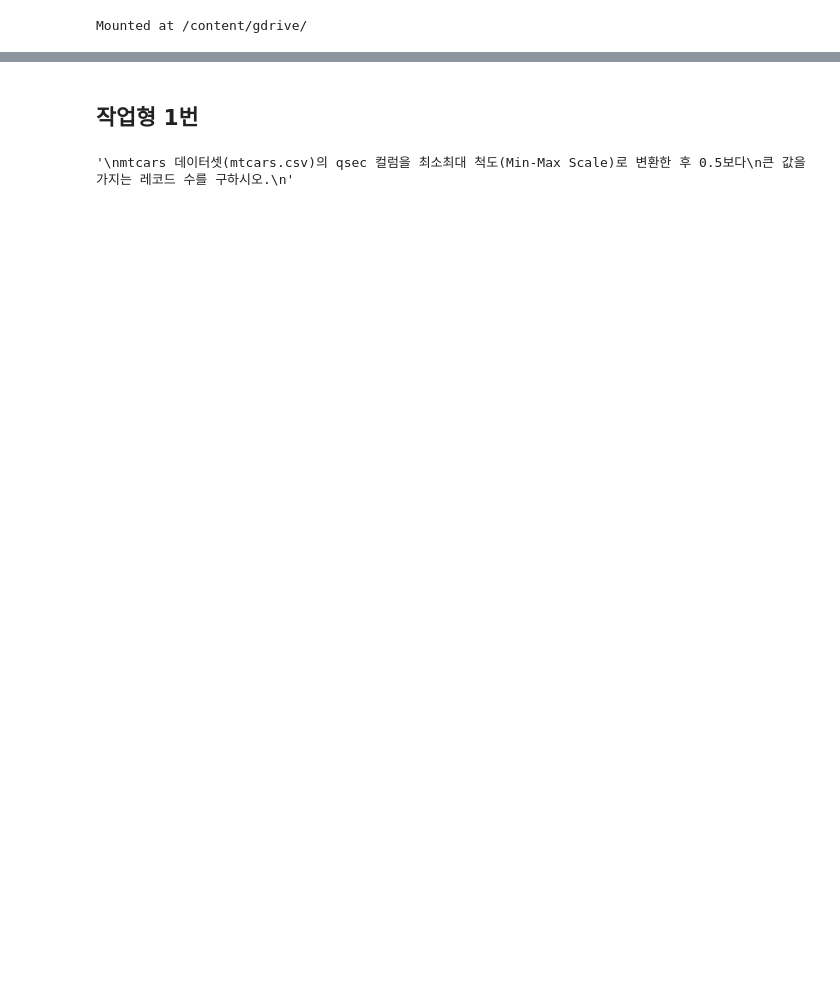
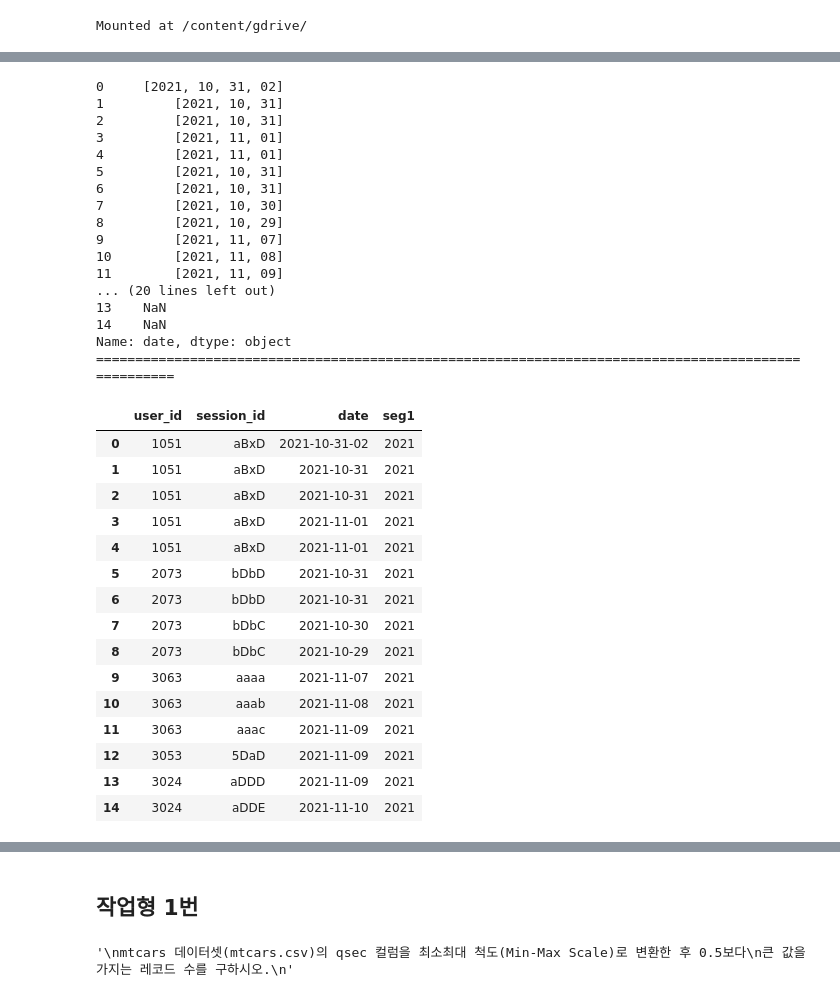
Before and after one commit to tkasod2/TIL, a Jupyter notebook: 빅분기_준비용_흐름파일2.ipynb, the cells around one changed output, grey strips where cells are left out. Cells and saved outputs as stored; diff of their text form; code cells hidden in the pictures; blank space fills up the shorter version.

```diff
--- a/빅분기_준비용_흐름파일2.ipynb
+++ b/빅분기_준비용_흐름파일2.ipynb
@@ -14,0 +22,60 @@ Mounted at /content/gdrive/
+# %%
+import pandas as pd
+# Data
+
+a = [1051,1051,1051,1051,1051,2073,2073,2073,2073,3063,3063,3063,3053,3024,3024]
+b = ('aBxD','aBxD','aBxD','aBxD','aBxD','bDbD','bDbD','bDbC','bDbC','aaaa','aaab','aaac', '5DaD','aDDD','aDDE')
+c = ('2021-10-31-02','2021-10-31','2021-10-31','2021-11-01','2021-11-01','2021-10-31','2021-10-31','2021-10-30', '2021-10-29','2021-11-07','2021-11-08','2021-11-09','2021-11-09','2021-11-09','2021-11-10')
+user_data = pd.DataFrame({"user_id":a, "session_id":b, "date": c})
+
+
+# 구분자 기준으로 문자 자르기 방법
+
+temp = user_data['date'].str.strip().str.split("-")
+print(temp)
+print("="*100)
+
+print("="*100)
+
+print("="*100)
+
+print(temp.str[3])
+
+print("="*100)
+user_data['seg1'] = temp.str[0]
+
+user_data
+# %% [output]
+0     [2021, 10, 31, 02]
+1         [2021, 10, 31]
+2         [2021, 10, 31]
+3         [2021, 11, 01]
+4         [2021, 11, 01]
+5         [2021, 10, 31]
+6         [2021, 10, 31]
+7         [2021, 10, 30]
+8         [2021, 10, 29]
+9         [2021, 11, 07]
+10        [2021, 11, 08]
+11        [2021, 11, 09]
+... (20 lines left out)
+13    NaN
+14    NaN
+Name: date, dtype: object
+====================================================================================================
+|  | user_id | session_id | date | seg1 |
+| 0 | 1051 | aBxD | 2021-10-31-02 | 2021 |
+| 1 | 1051 | aBxD | 2021-10-31 | 2021 |
+| 2 | 1051 | aBxD | 2021-10-31 | 2021 |
+| 3 | 1051 | aBxD | 2021-11-01 | 2021 |
+| 4 | 1051 | aBxD | 2021-11-01 | 2021 |
+| 5 | 2073 | bDbD | 2021-10-31 | 2021 |
+| 6 | 2073 | bDbD | 2021-10-31 | 2021 |
+| 7 | 2073 | bDbC | 2021-10-30 | 2021 |
+| 8 | 2073 | bDbC | 2021-10-29 | 2021 |
+| 9 | 3063 | aaaa | 2021-11-07 | 2021 |
+| 10 | 3063 | aaab | 2021-11-08 | 2021 |
+| 11 | 3063 | aaac | 2021-11-09 | 2021 |
+| 12 | 3053 | 5DaD | 2021-11-09 | 2021 |
+| 13 | 3024 | aDDD | 2021-11-09 | 2021 |
+| 14 | 3024 | aDDE | 2021-11-10 | 2021 |
```
Also changed, not shown: parts of 6 cells of this notebook.
